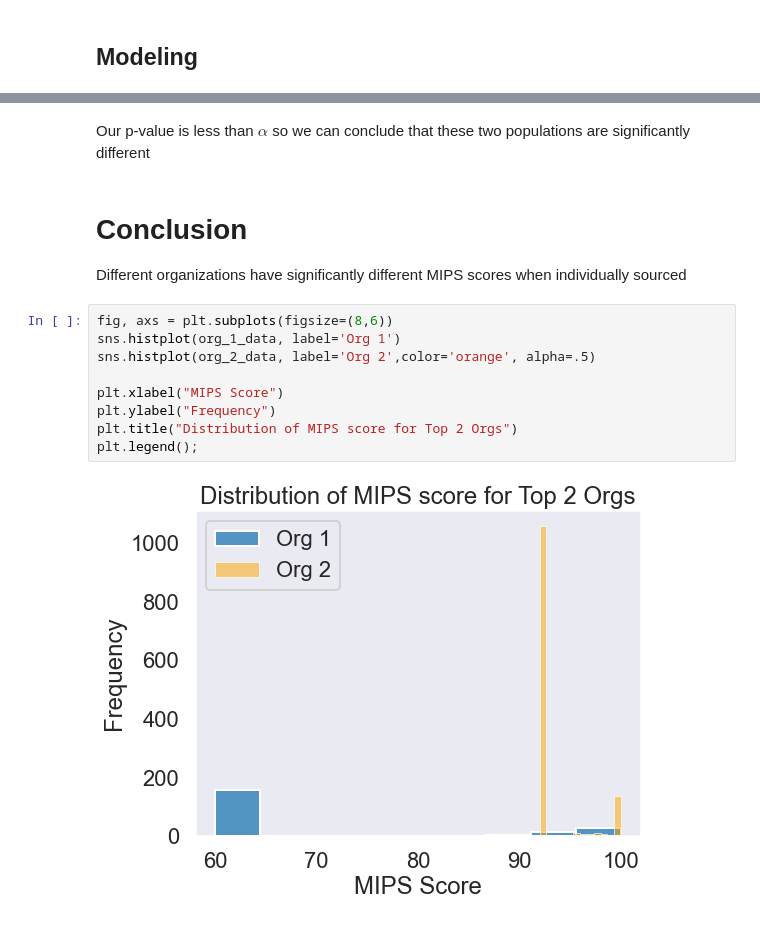
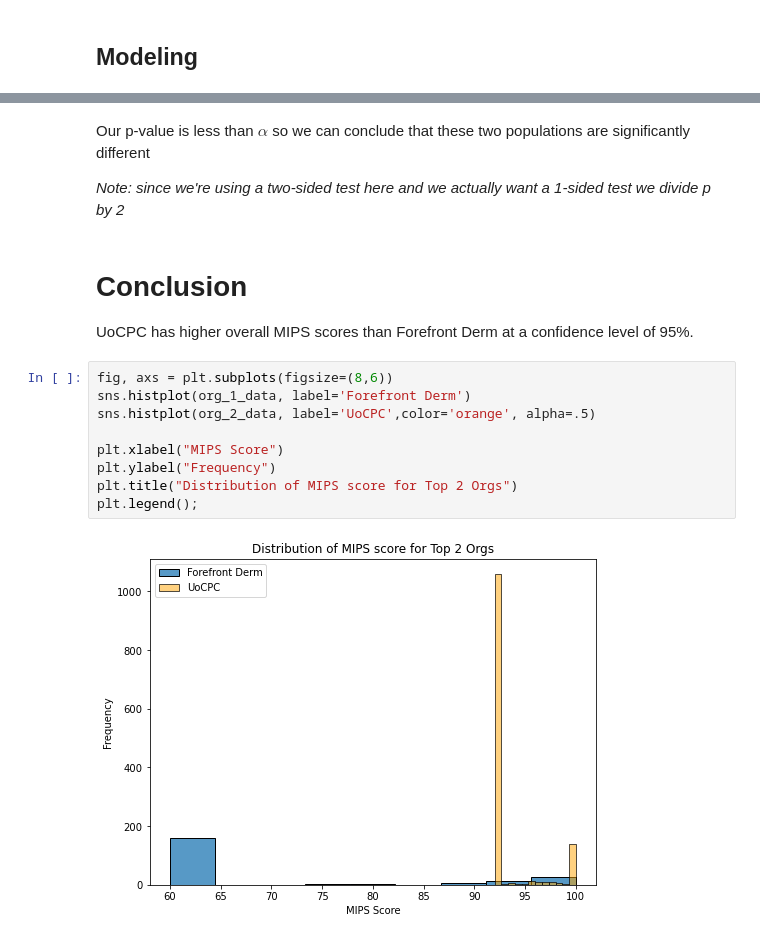
Before and after one commit to willmbennett/signal_processing_blog, a Jupyter notebook: index.ipynb, the cells around one changed output, grey strips where cells are left out. Drawn from its saved outputs; the diff is of its cells as text.

```diff
--- a/index.ipynb
+++ b/index.ipynb
@@ -229,17 +234,19 @@ stats.ttest_ind(org_1_data, org_2_data, equal_var=False)
 Ttest_indResult(statistic=-23.607082928158665, pvalue=3.858864879417511e-61)
 # %% [markdown]
 Our p-value is less than $\alpha$ so we can conclude that these two populations are significantly different
+
+*Note: since we're using a two-sided test here and we actually want a 1-sided test we divide p by 2*
-# %% [markdown]
-# Conclusion
-Different organizations have significantly different MIPS scores when individually sourced
+# %% [markdown]
+# Conclusion
+UoCPC has higher overall MIPS scores than Forefront Derm at a confidence level of 95%.
 # %%
 fig, axs = plt.subplots(figsize=(8,6))
-sns.histplot(org_1_data, label='Org 1')
-sns.histplot(org_2_data, label='Org 2',color='orange', alpha=.5)
+sns.histplot(org_1_data, label='Forefront Derm')
+sns.histplot(org_2_data, label='UoCPC',color='orange', alpha=.5)
 
 plt.xlabel("MIPS Score")
 plt.ylabel("Frequency")
 plt.title("Distribution of MIPS score for Top 2 Orgs")
 plt.legend();
 # %% [output]
-[figure, old version]
+[figure, new version]
```
Also changed, not shown: parts of 9 cells of this notebook.
